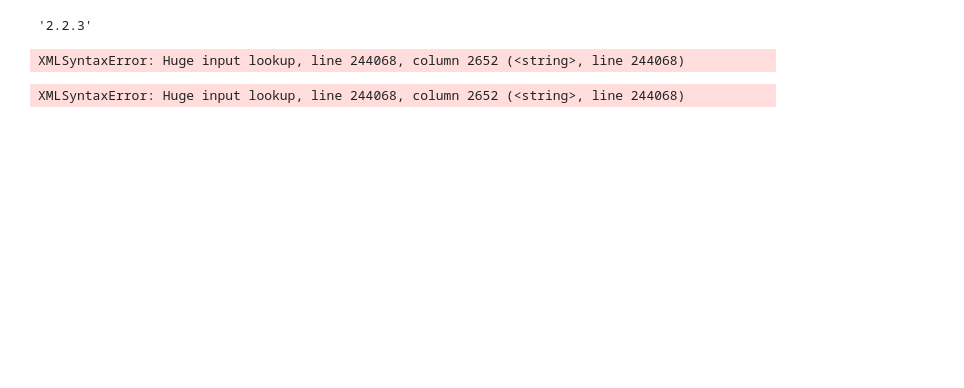
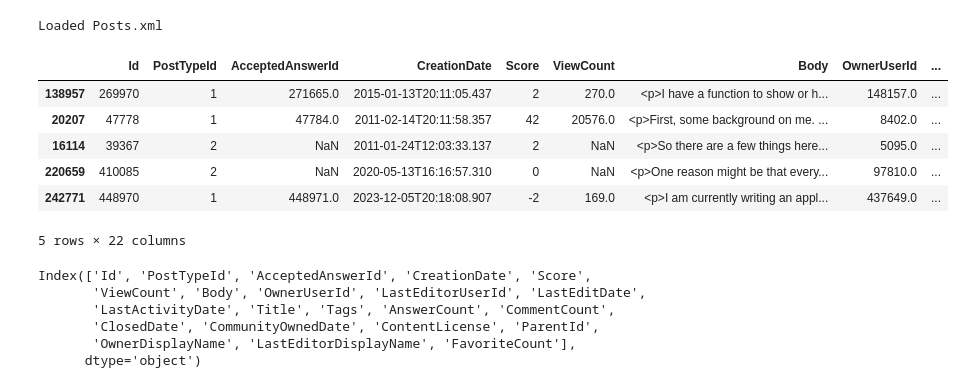
Before and after one commit to setday/hse_sna_p2024, a Jupyter notebook: research/data_mining.ipynb, the cells around one changed output. Saved outputs shown, nothing was run; the diff lists cells and outputs as text; code cells hidden in the pictures; blank space fills up the shorter version.

```diff
--- a/research/data_mining.ipynb
+++ b/research/data_mining.ipynb
@@ -9,14 +9,24 @@ import pandas as pd
-# %%
-pd.__version__
-# %% [output]
-'2.2.3'
+# %%
+data = load_dataset()
+# %% [output]
+Loaded Posts.xml
 # %%
-df = pd.read_xml("data/Posts.xml")
+df = data["Posts"]
+df.sample(5)
 # %% [output]
+|  | Id | PostTypeId | AcceptedAnswerId | CreationDate | Score | ViewCount | Body | OwnerUserId | ... |
+| 138957 | 269970 | 1 | 271665.0 | 2015-01-13T20:11:05.437 | 2 | 270.0 | <p>I have a function to show or h... | 148157.0 | ... |
+| 20207 | 47778 | 1 | 47784.0 | 2011-02-14T20:11:58.357 | 42 | 20576.0 | <p>First, some background on me. ... | 8402.0 | ... |
+| 16114 | 39367 | 2 | NaN | 2011-01-24T12:03:33.137 | 2 | NaN | <p>So there are a few things here... | 5095.0 | ... |
+| 220659 | 410085 | 2 | NaN | 2020-05-13T16:16:57.310 | 0 | NaN | <p>One reason might be that every... | 97810.0 | ... |
+| 242771 | 448970 | 1 | 448971.0 | 2023-12-05T20:18:08.907 | -2 | 169.0 | <p>I am currently writing an appl... | 437649.0 | ... |
-XMLSyntaxError: Huge input lookup, line 244068, column 2652 (<string>, line 244068)
+5 rows × 22 columns
 # %%
-df
+df.columns
+# %% [output]
+Index(['Id', 'PostTypeId', 'AcceptedAnswerId', 'CreationDate', 'Score',
+       'ViewCount', 'Body', 'OwnerUserId', 'LastEditorUserId', 'LastEditDate',
+       'LastActivityDate', 'Title', 'Tags', 'AnswerCount', 'CommentCount',
+       'ClosedDate', 'CommunityOwnedDate', 'ContentLicense', 'ParentId',
+       'OwnerDisplayName', 'LastEditorDisplayName', 'FavoriteCount'],
+      dtype='object')
-# %%
-dataset = load_dataset()
-# %% [output]
-XMLSyntaxError: Huge input lookup, line 244068, column 2652 (<string>, line 244068)
```
Also changed, not shown: parts of 14 cells of this notebook.
